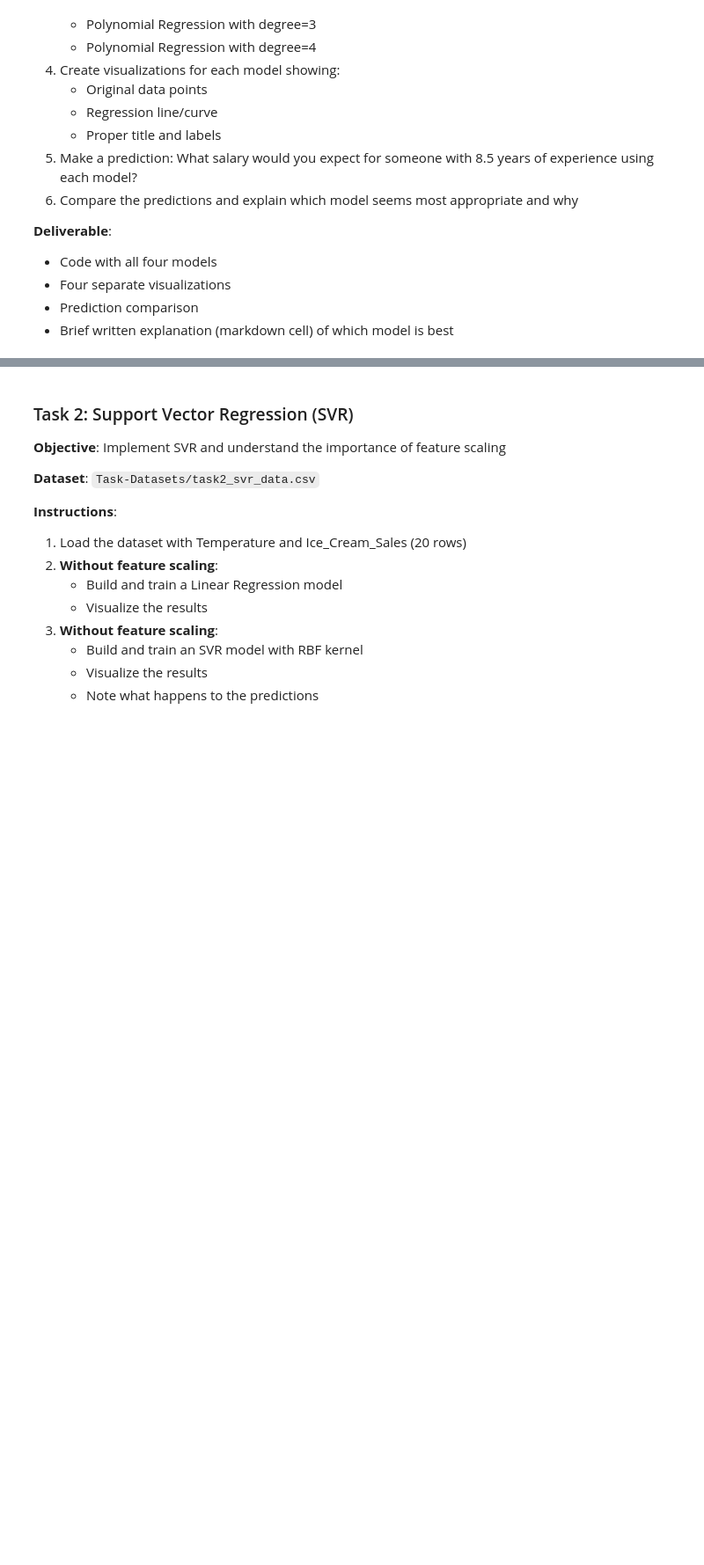
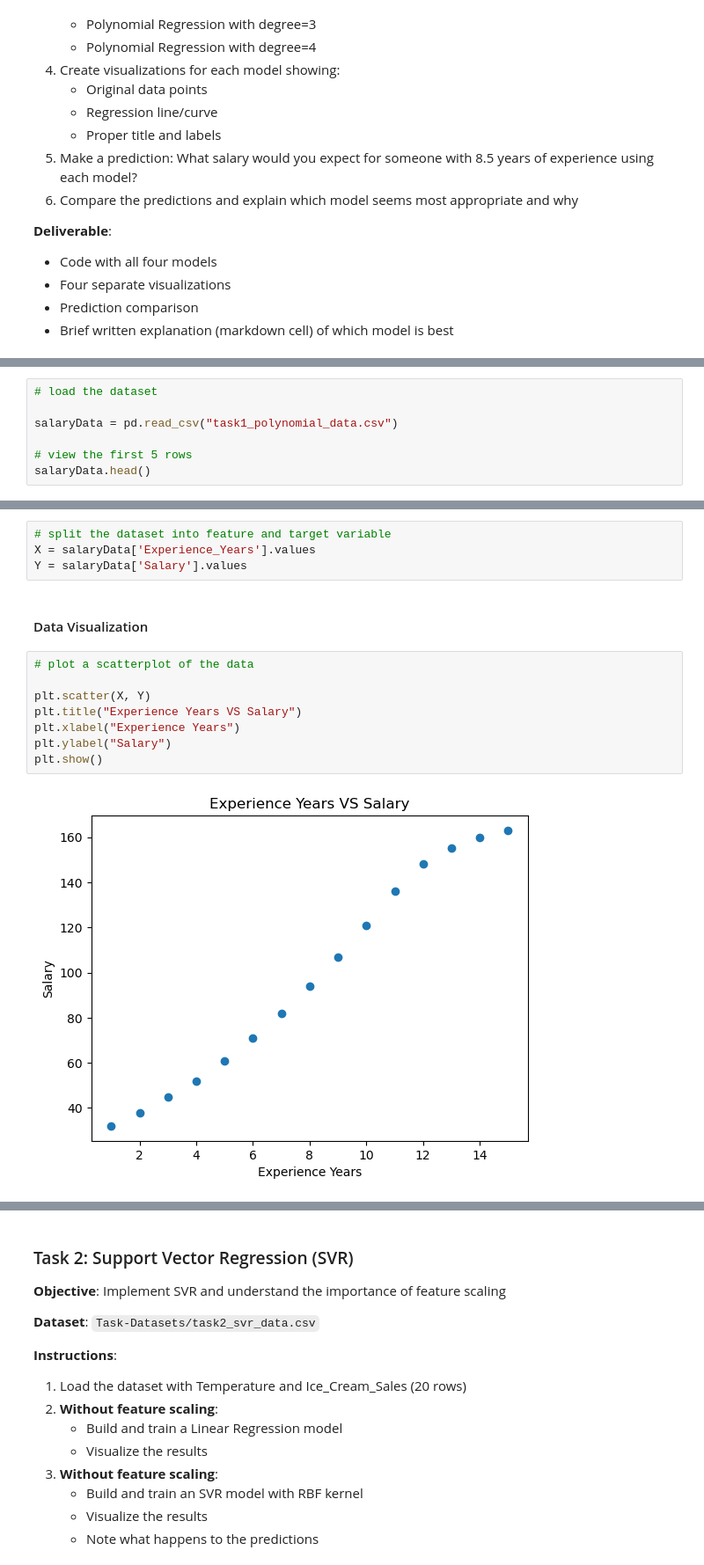
Before and after one commit to Ezerioha-ifeanyi/Week-15-Take-Home, a Jupyter notebook: Take Home.ipynb, the cells around one changed output, grey strips where cells are left out. Shown at 88% size. Drawn from its saved outputs; the diff is of its cells as text; blank space fills up the shorter version.

Commit message:
completed data exploration

```diff
--- a/Take Home.ipynb
+++ b/Take Home.ipynb
@@ -26,0 +35,7 @@
+# %%
+# load the dataset
+
+salaryData = pd.read_csv("task1_polynomial_data.csv")
+
+# view the first 5 rows
+salaryData.head()
@@ -26,0 +63,16 @@
+# %%
+# split the dataset into feature and target variable
+X = salaryData['Experience_Years'].values
+Y = salaryData['Salary'].values
+# %% [markdown]
+#### Data Visualization
+# %%
+# plot a scatterplot of the data
+
+plt.scatter(X, Y)
+plt.title("Experience Years VS Salary")
+plt.xlabel("Experience Years")
+plt.ylabel("Salary")
+plt.show()
+# %% [output]
+[figure, added]
```
Also changed, not shown: parts of 7 cells of this notebook.
